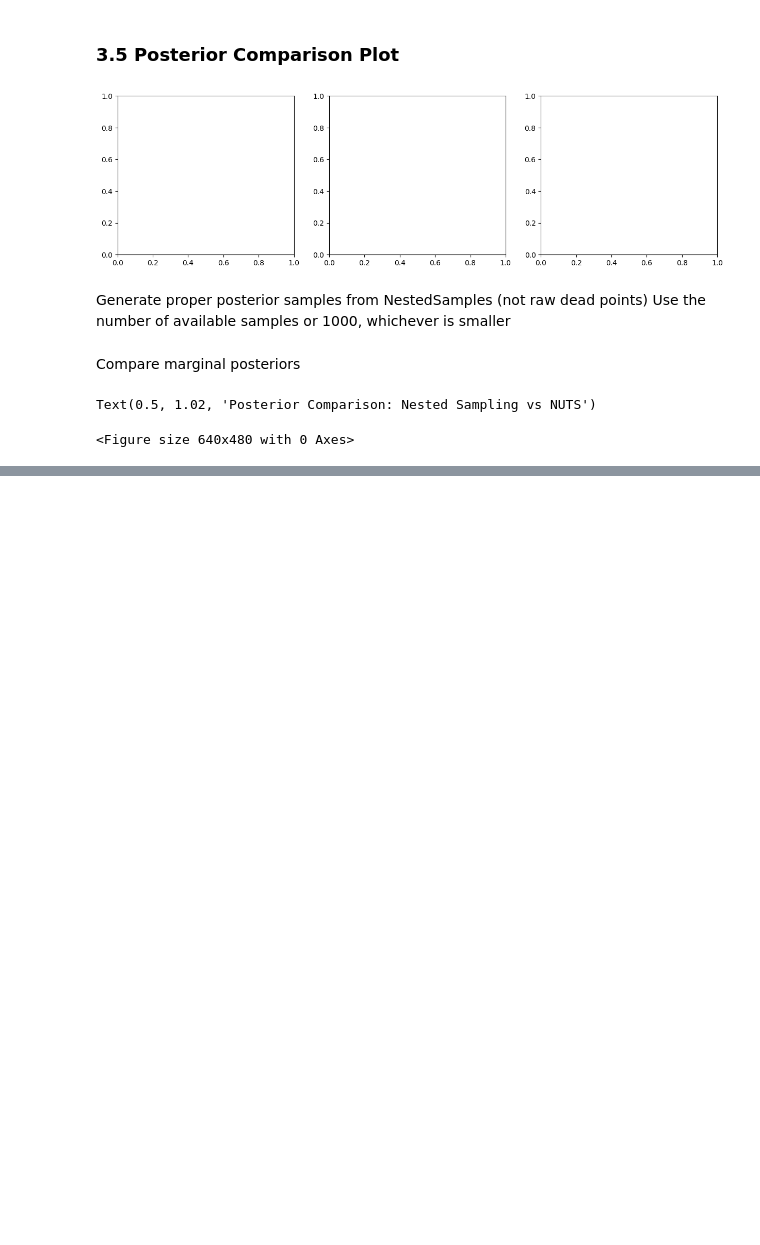
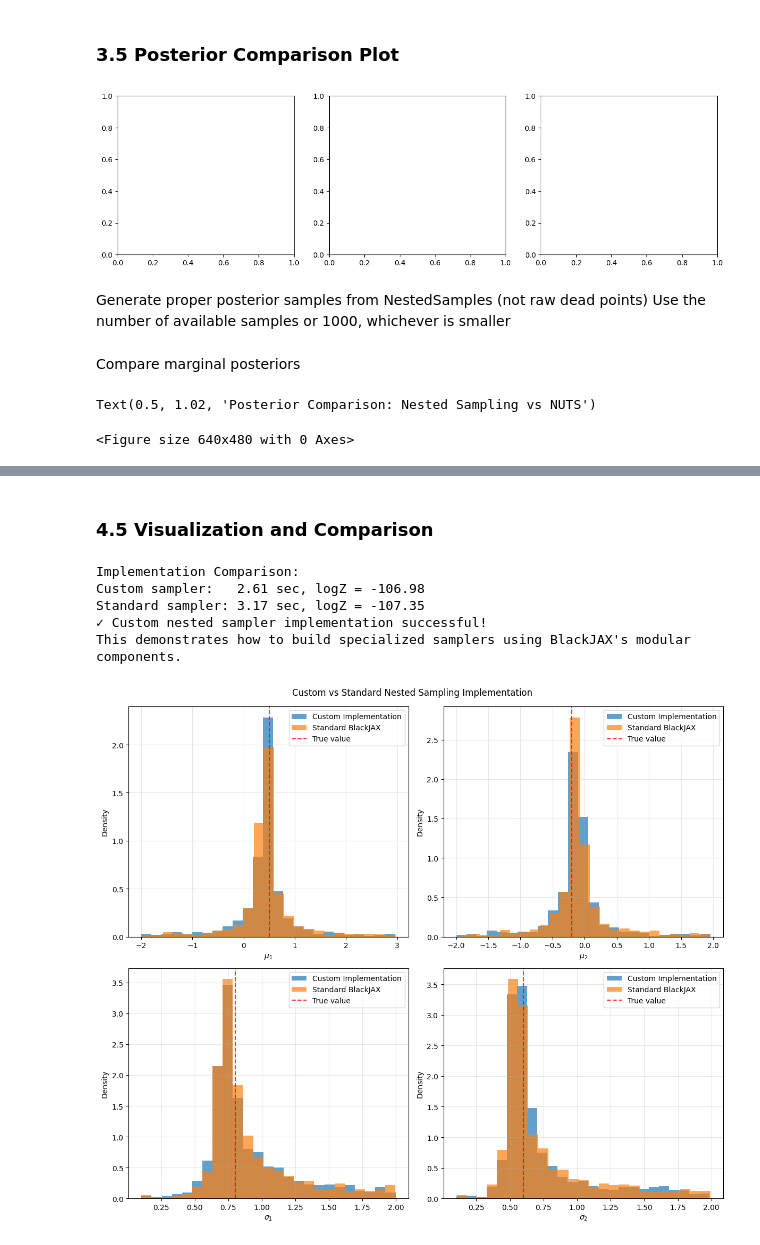
Before and after one commit to handley-lab/workshop-blackjax-nested-sampling, a Jupyter notebook: workshop_nested_sampling_executed.ipynb, the cells around one changed output, grey strips where cells are left out. Cells and saved outputs as stored; diff of their text form; code cells hidden in the pictures; blank space fills up the shorter version.

```diff
--- a/workshop_nested_sampling_executed.ipynb
+++ b/workshop_nested_sampling_executed.ipynb
@@ -475,0 +660,18 @@ Text(0.5, 1.02, 'Posterior Comparison: Nested Sampling vs NUTS')
+# %%
+columns_custom = ["mu1", "mu2", "sigma1", "sigma2"]
+labels_custom = [r"$\mu_1$", r"$\mu_2$", r"$\sigma_1$", r"$\sigma_2$"]
+data_custom = jnp.vstack([custom_dead.particles[key] for key in columns_custom]).T
+
+custom_samples = NestedSamples(
+    data_custom,
+    logL=custom_dead.loglikelihood,
+    logL_birth=custom_dead.loglikelihood_birth,
+    columns=columns_custom,
+    labels=labels_custom,
+    logzero=jnp.nan,
+)
+
+print(f"Custom sampler runtime: {custom_time:.2f} seconds")
+print(f"Log Evidence: {custom_samples.logZ():.2f} ± {custom_samples.logZ(100).std():.2f}")
+print(f"True parameters: μ₁={custom_true['mu1']:.2f}, μ₂={custom_true['mu2']:.2f}, σ₁={custom_true['sigma1']:.2f}, σ₂={custom_true['sigma2']:.2f}")
+print(f"Posterior means: μ₁={custom_samples.mu1.mean():.2f}, μ₂={custom_samples.mu2.mean():.2f}, σ₁={custom_samples.sigma1.mean():.2f}, σ₂={custom_samples.sigma2.mean():.2f}")
@@ -475,0 +725,32 @@ Text(0.5, 1.02, 'Posterior Comparison: Nested Sampling vs NUTS')
+# %% [markdown]
+### 4.5 Visualization and Comparison
+# %%
+print(f"\nImplementation Comparison:")
+print(f"Custom sampler:   {custom_time:.2f} sec, logZ = {custom_samples.logZ():.2f}")
+print(f"Standard sampler: {standard_time:.2f} sec, logZ = {standard_samples.logZ():.2f}")
+
+# Plot comparison
+fig, axes = plt.subplots(2, 2, figsize=(12, 10))
+axes = axes.flatten()
+
+for i, param in enumerate(columns_custom):
+    axes[i].hist(custom_samples[param].values, bins=25, alpha=0.7, density=True, label='Custom Implementation')
+    axes[i].hist(standard_samples[param].values, bins=25, alpha=0.7, density=True, label='Standard BlackJAX')
+    axes[i].axvline(custom_true[param], color='red', linestyle='--', label='True value', alpha=0.8)
+    axes[i].set_xlabel(labels_custom[i])
+    axes[i].set_ylabel('Density')
+    axes[i].legend()
+    axes[i].grid(True, alpha=0.3)
+
+plt.tight_layout()
+plt.suptitle("Custom vs Standard Nested Sampling Implementation", y=1.02)
+
+print("✓ Custom nested sampler implementation successful!")
+print("This demonstrates how to build specialized samplers using BlackJAX's modular components.")
+# %% [output]
+Implementation Comparison:
+Custom sampler:   2.61 sec, logZ = -106.98
+Standard sampler: 3.17 sec, logZ = -107.35
+✓ Custom nested sampler implementation successful!
+This demonstrates how to build specialized samplers using BlackJAX's modular components.
+[figure, added]
```
Also changed, not shown: parts of 55 cells of this notebook, 2 other files.
